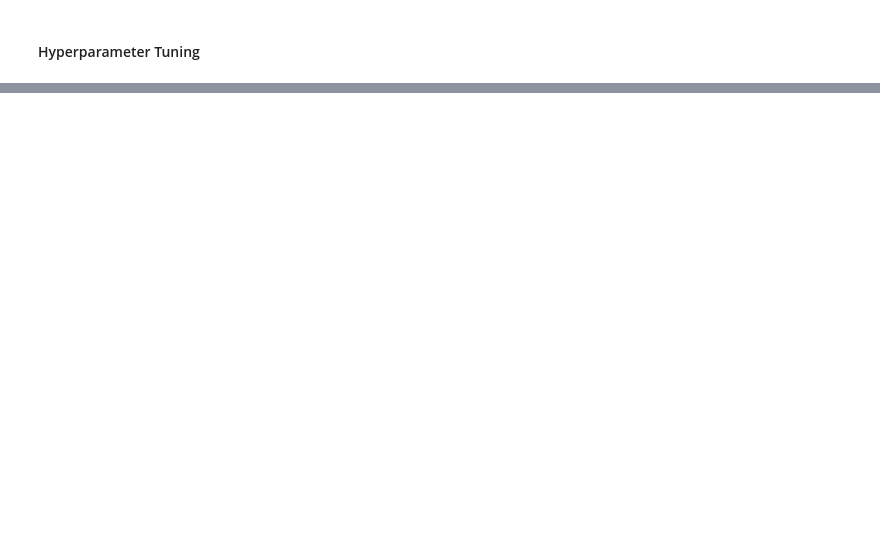
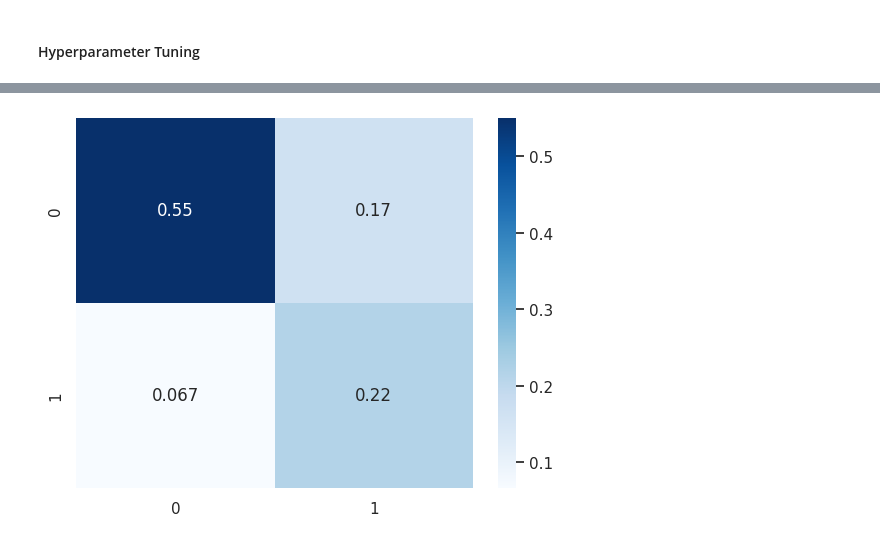
Before and after one commit to koitran14/Heart-Failure-Prediction, a Jupyter notebook: Heart_Failure_Prediction.ipynb, the cells around one changed output, grey strips where cells are left out. Cells and saved outputs as stored; diff of their text form; code cells hidden in the pictures; blank space fills up the shorter version.

```diff
--- a/Heart_Failure_Prediction.ipynb
+++ b/Heart_Failure_Prediction.ipynb
@@ -1770,0 +1839,23 @@ plt.show()
+# %%
+def objective(trial, data):
+  X, y = data
+  param_grid = {
+      'criterion': trial.suggest_categorical('criterion', ['gini', 'entropy']),
+      'max_depth': trial.suggest_int('max_depth', 3, 15),
+      'min_samples_split': trial.suggest_int('min_samples_split', 2, 10),
+      'min_samples_leaf': trial.suggest_int('min_samples_leaf', 1, 5),
+  }
+
+  model = DecisionTreeClassifier(**param_grid, random_state=94)
+  cv_scores = cross_val_score(model, X, y, cv=5, scoring='accuracy')
+  return np.mean(cv_scores)
+
+data = (X_train1, y_train_smote)
+study = optuna.create_study(direction='maximize')
+study.optimize(lambda trial: objective(trial, data), n_trials=50)
+
+print('Best hyperparameters: ', study.best_params)
+print('Best accuracy: ', study.best_value)
+
+best_model = DecisionTreeClassifier(**study.best_params, random_state=94)
+best_model.fit(X_train1, y_train_smote)
@@ -1770,0 +1884,11 @@ plt.show()
+# %%
+y_pred_best = best_model.predict(X_test1)
+
+print('\nClassification Report:')
+print(classification_report(y_test, y_pred_best))
+
+cm_best = confusion_matrix(y_test, y_pred_best)
+cm_best = cm_best/np.sum(cm_best)
+
+print('\nROC AUC Score:')
+print(roc_auc_score(y_test, y_pred_best))
@@ -1770,0 +1909,5 @@ plt.show()
+# %%
+sns.heatmap(cm_best, annot=True, cmap='Blues')
+plt.show()
+# %% [output]
+[figure, added]
```
Also changed, not shown: parts of 80 cells of this notebook.
